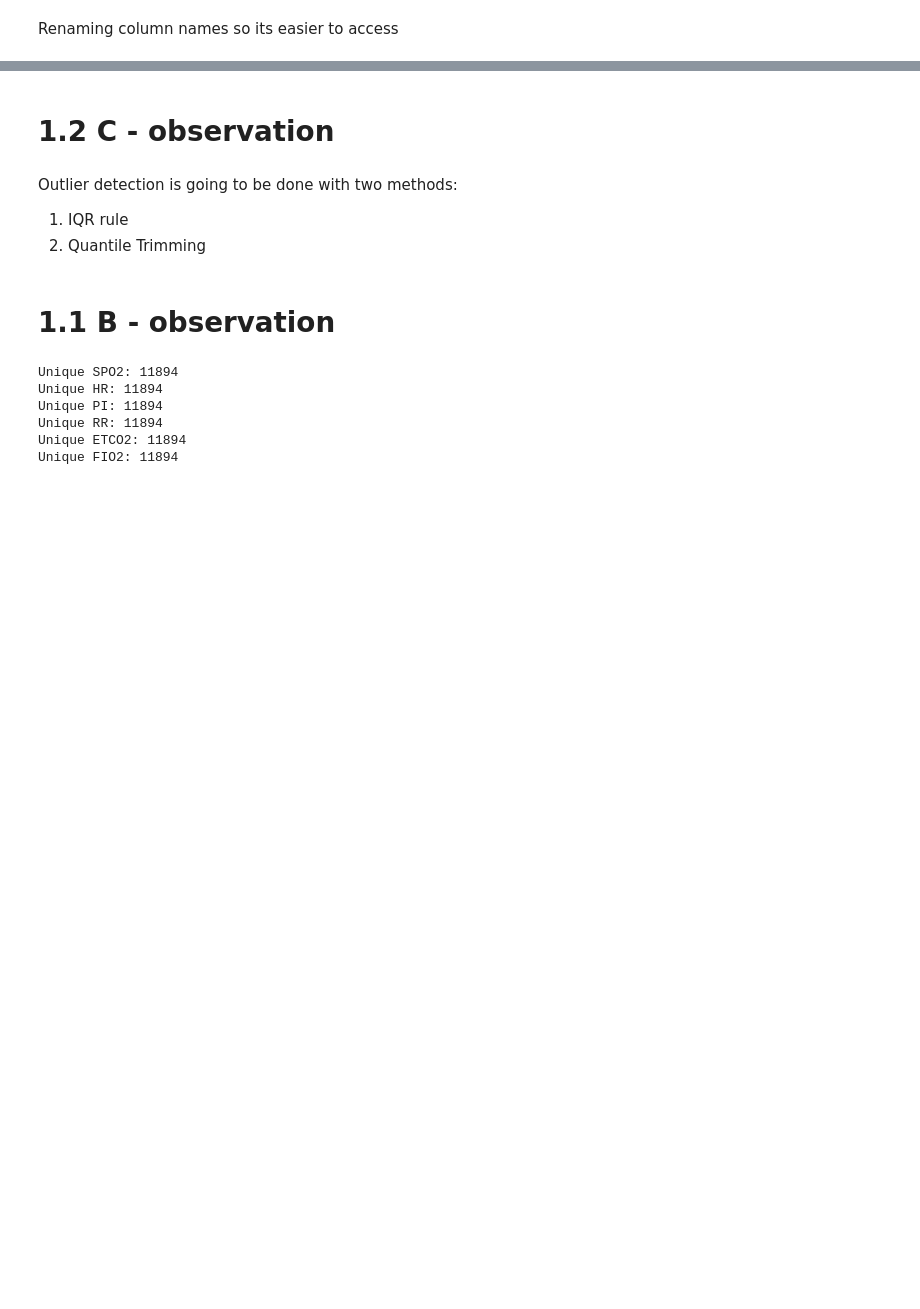
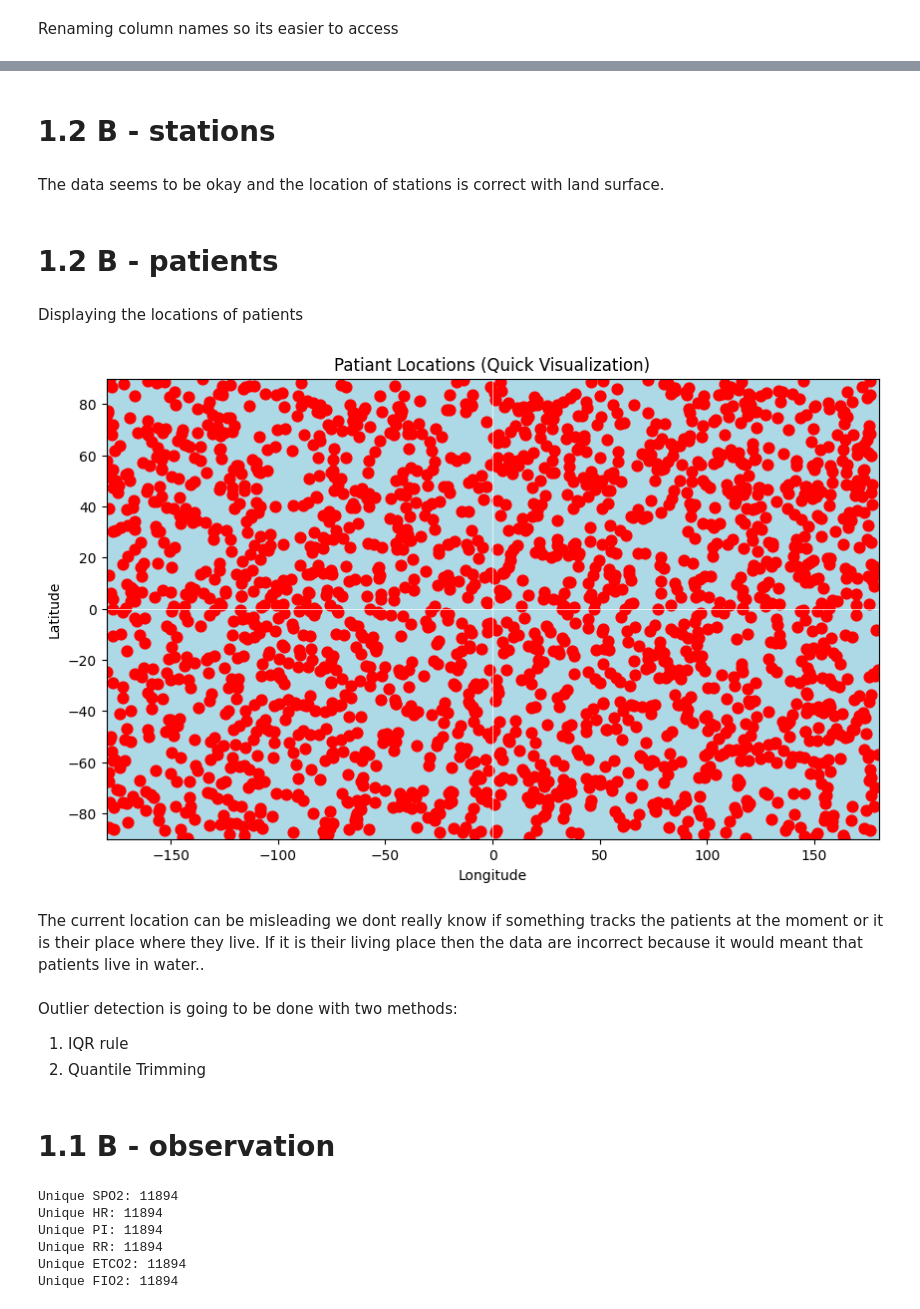
Before and after one commit to Michzru/Critical-oxygen-saturation-estimation, a Jupyter notebook: phase_1.ipynb, the cells around one changed output, grey strips where cells are left out. Saved outputs shown, nothing was run; the diff lists cells and outputs as text; code cells hidden in the pictures; blank space fills up the shorter version.

```diff
--- a/phase_1.ipynb
+++ b/phase_1.ipynb
@@ -629,5 +667,40 @@ The data does not contain any abnormal values
-# %% [markdown]
-# 1.2 C - observation
+# %% [markdown]
+# 1.2 B - stations
+# %% [markdown]
+The data seems to be okay and the location of stations is correct with land surface.
+# %% [markdown]
+# 1.2 B - patients
+# %% [markdown]
+Displaying the locations of patients
+# %%
+import pandas as pd
+import matplotlib.pyplot as plt
+
+# --- Your station data ---
+data = dff2
+df = pd.DataFrame(data)
+
+# --- Plot setup ---
+fig, ax = plt.subplots(figsize=(10, 6))
+
+# Draw a simple world map (coastlines only)
+ax.set_facecolor("lightblue")
+ax.set_xlim(-180, 180)
+ax.set_ylim(-90, 90)
+plt.axhline(0, color="white", lw=0.5)
+plt.axvline(0, color="white", lw=0.5)
+
+# Scatter patients points
+plt.scatter(df["current_longitude"], df["current_latitude"], color="red", s=60)
+
+plt.title("Patiant Locations (Quick Visualization)")
+plt.xlabel("Longitude")
+plt.ylabel("Latitude")
+plt.show()
+# %% [output]
+[figure, added]
+# %% [markdown]
+The current location can be misleading we dont really know if something tracks the patients at the moment or it is their place where they live. If it is their living place then the data are incorrect because it would meant that patients live in water..
 # %% [markdown]
 Outlier detection is going to be done with two methods:
 
```
Also changed, not shown: parts of 56 cells of this notebook, 1 other file.
